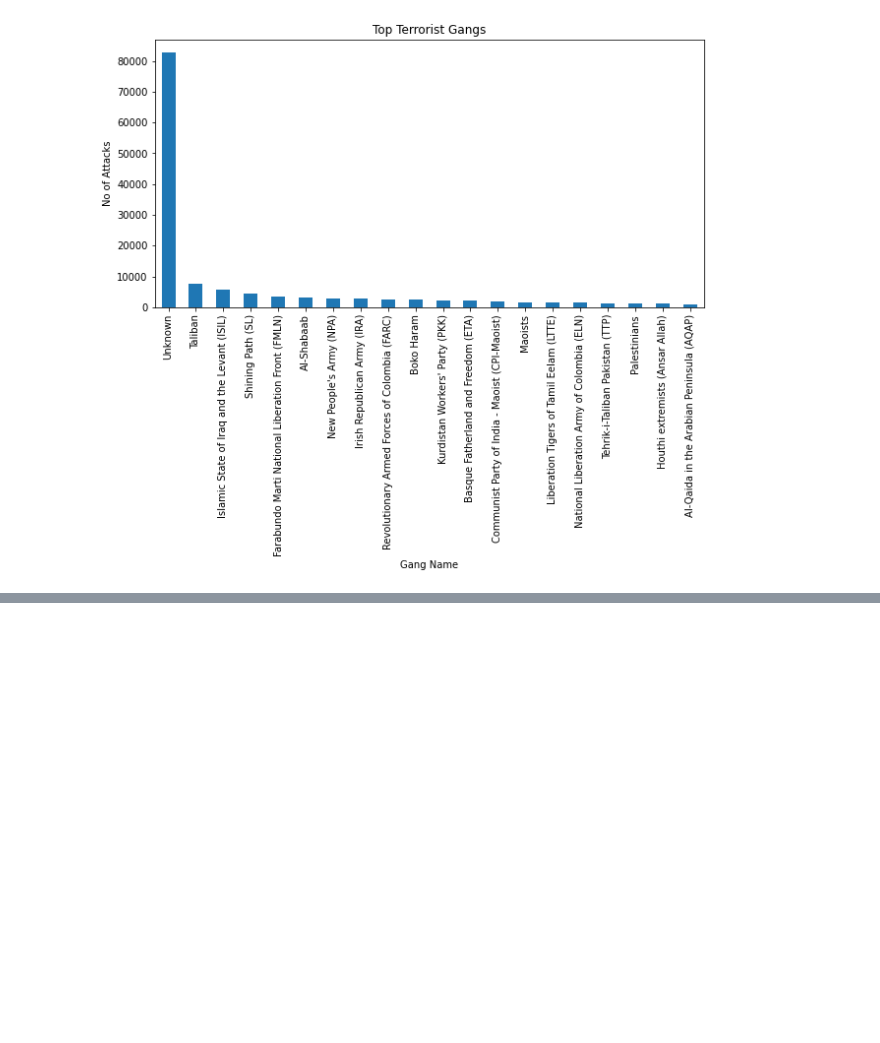
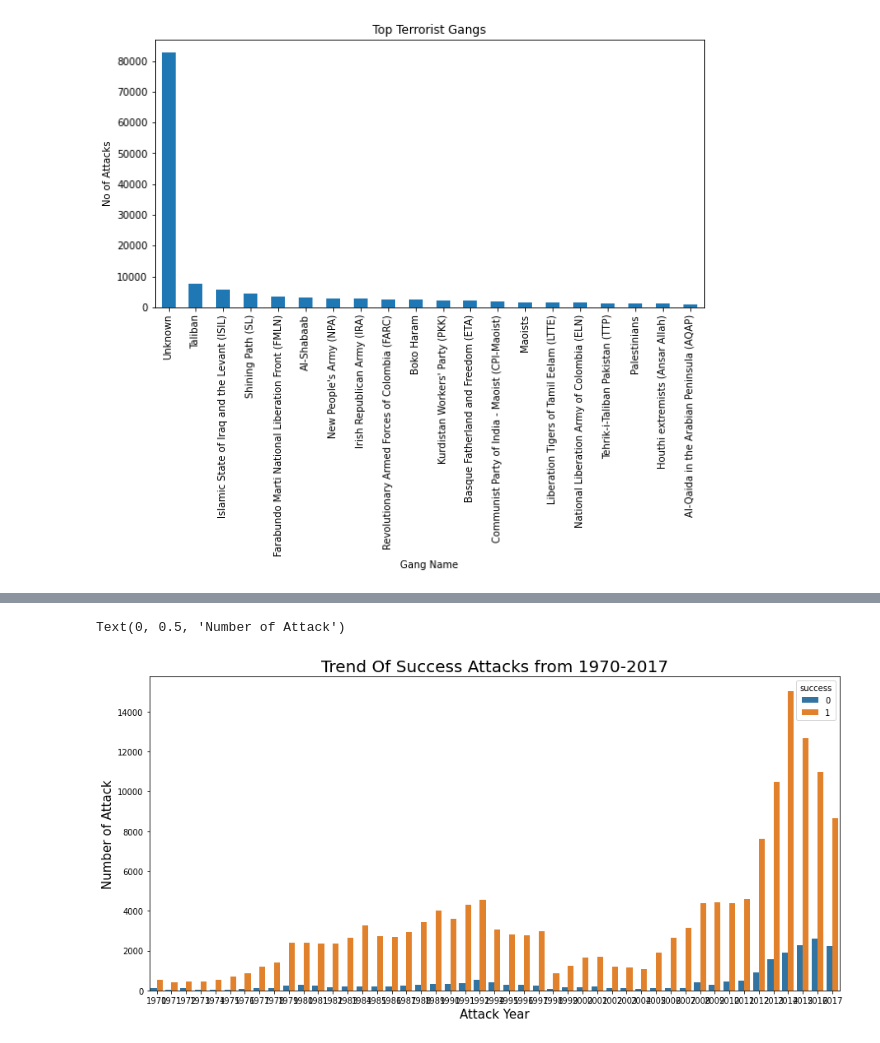
Before and after one commit to jogapritam/Global-Terrorism-Analysis, a Jupyter notebook: Global_Terrorism_Analysis_Capstone_Project.ipynb, the cells around one changed output, grey strips where cells are left out. Cells and saved outputs as stored; diff of their text form; code cells hidden in the pictures; blank space fills up the shorter version.

```diff
--- a/Global_Terrorism_Analysis_Capstone_Project.ipynb
+++ b/Global_Terrorism_Analysis_Capstone_Project.ipynb
@@ -262,0 +310,11 @@ Name: nkill, dtype: int64
+# %%
+#we want to know the success trend of terrorist attack from 1970-2017
+plt.figure(figsize=(15,7))
+sns.countplot(x='iyear',hue='success',data=df_1)
+
+plt.title('Trend Of Success Attacks from 1970-2017',size=20)
+plt.xlabel('Attack Year',size=15)
+plt.ylabel('Number of Attack',size=15)
+# %% [output]
+Text(0, 0.5, 'Number of Attack')
+[figure, added]
```
Also changed, not shown: parts of 16 cells of this notebook.
